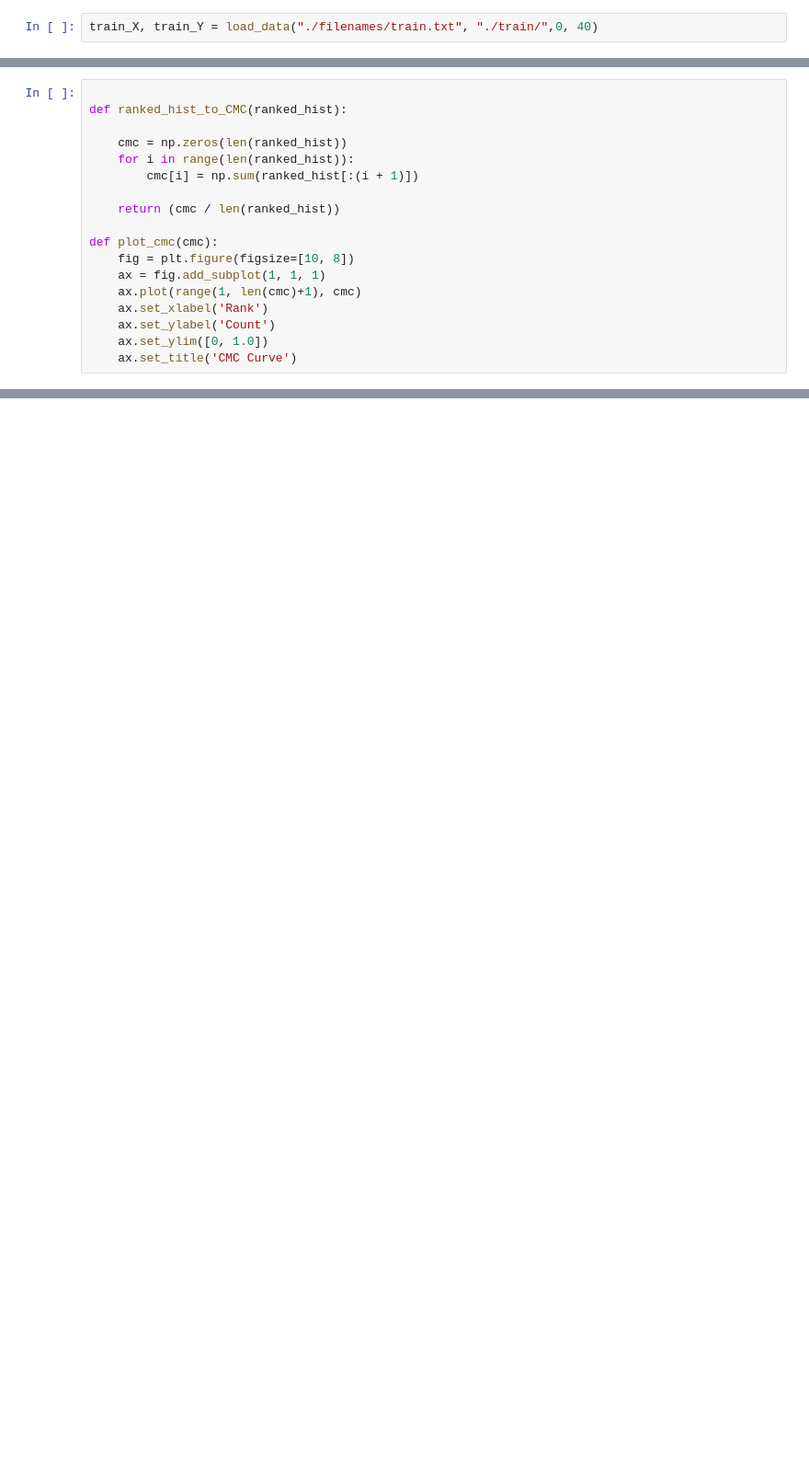
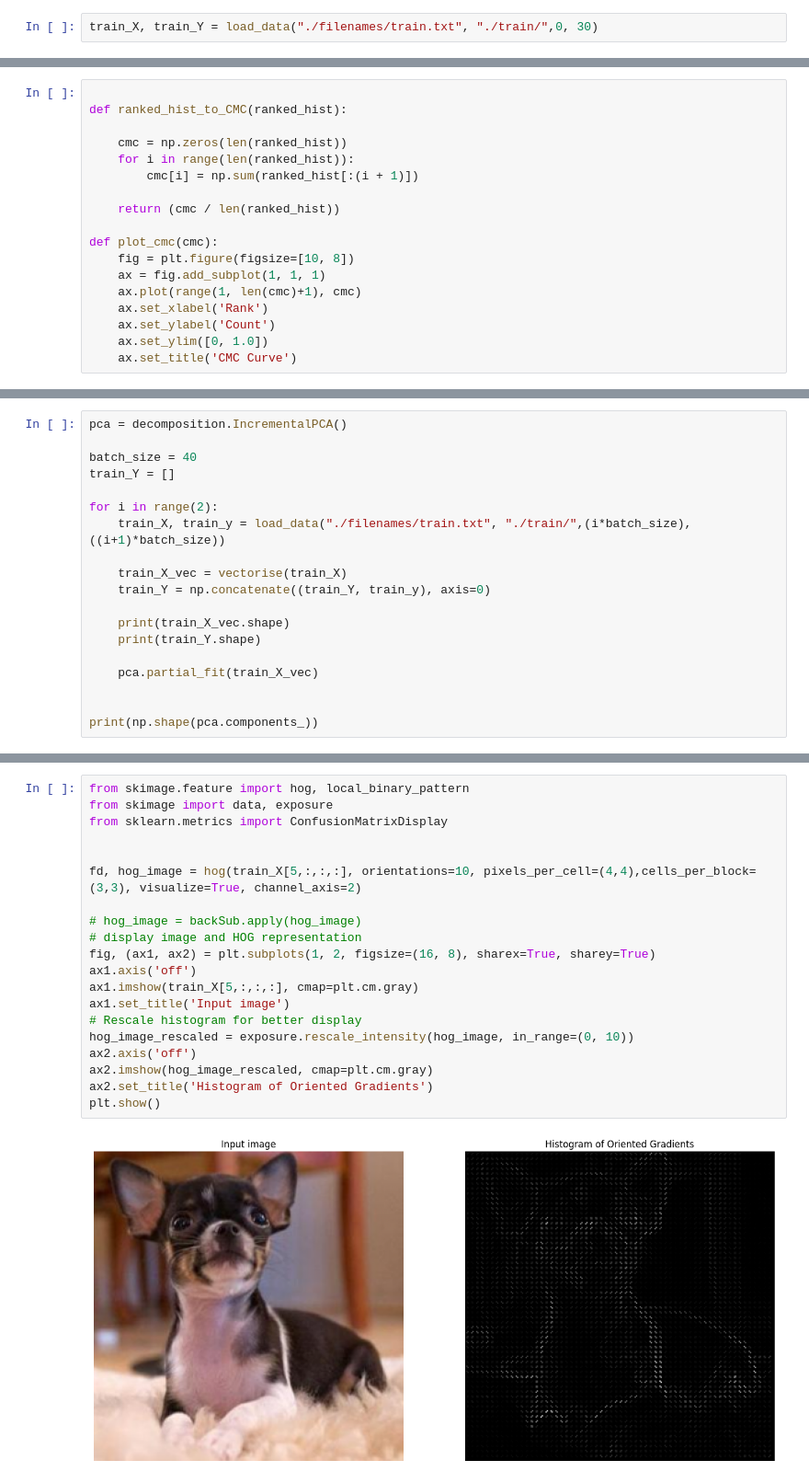
Before and after one commit to jackfisher100/CAB420-Assignment2, a Jupyter notebook: working.ipynb, the cells around one changed output, grey strips where cells are left out. Shown: that part at 92% size. Saved outputs shown, nothing was run; the diff lists cells and outputs as text; blank space fills up the shorter version.

```diff
--- a/working.ipynb
+++ b/working.ipynb
@@ -259,4 +259,4 @@ count_categories()
 # %% [markdown]
 ## Load Images
 # %%
-train_X, train_Y = load_data("./filenames/train.txt", "./train/",0, 40)
+train_X, train_Y = load_data("./filenames/train.txt", "./train/",0, 30)
@@ -331,0 +342,19 @@ def plot_cmc(cmc):
+# %%
+pca = decomposition.IncrementalPCA()
+
+batch_size = 40
+train_Y = []
+
+for i in range(2):
+    train_X, train_y = load_data("./filenames/train.txt", "./train/",(i*batch_size), ((i+1)*batch_size))
+
+    train_X_vec = vectorise(train_X)
+    train_Y = np.concatenate((train_Y, train_y), axis=0)
+
+    print(train_X_vec.shape)
+    print(train_Y.shape)
+
+    pca.partial_fit(train_X_vec)
+
+
+print(np.shape(pca.components_))
@@ -331,0 +387,22 @@ def plot_cmc(cmc):
+# %%
+from skimage.feature import hog, local_binary_pattern
+from skimage import data, exposure
+from sklearn.metrics import ConfusionMatrixDisplay
+
+
+fd, hog_image = hog(train_X[5,:,:,:], orientations=10, pixels_per_cell=(4,4),cells_per_block=(3,3), visualize=True, channel_axis=2)
+
+# hog_image = backSub.apply(hog_image)
+# display image and HOG representation
+fig, (ax1, ax2) = plt.subplots(1, 2, figsize=(16, 8), sharex=True, sharey=True)
+ax1.axis('off')
+ax1.imshow(train_X[5,:,:,:], cmap=plt.cm.gray)
+ax1.set_title('Input image')
+# Rescale histogram for better display
+hog_image_rescaled = exposure.rescale_intensity(hog_image, in_range=(0, 10))
+ax2.axis('off')
+ax2.imshow(hog_image_rescaled, cmap=plt.cm.gray)
+ax2.set_title('Histogram of Oriented Gradients')
+plt.show()
+# %% [output]
+[figure, added]
```
Also changed, not shown: parts of 15 cells of this notebook.
